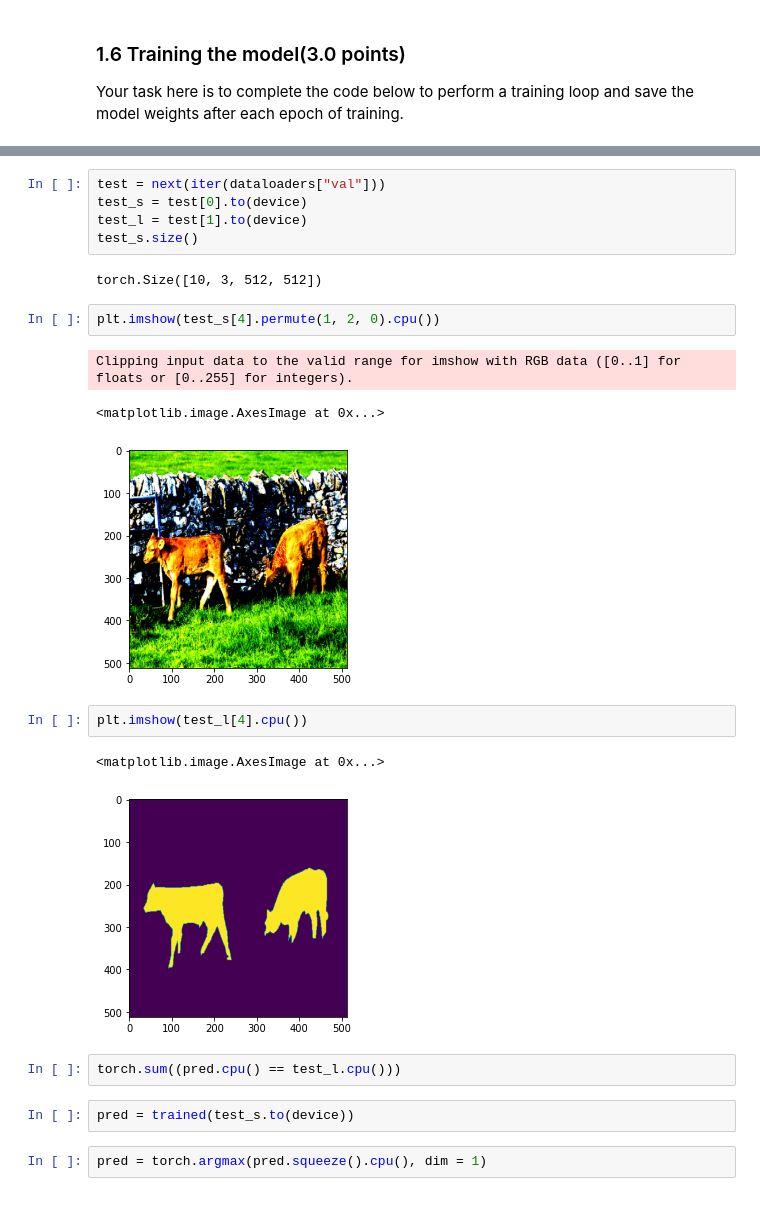
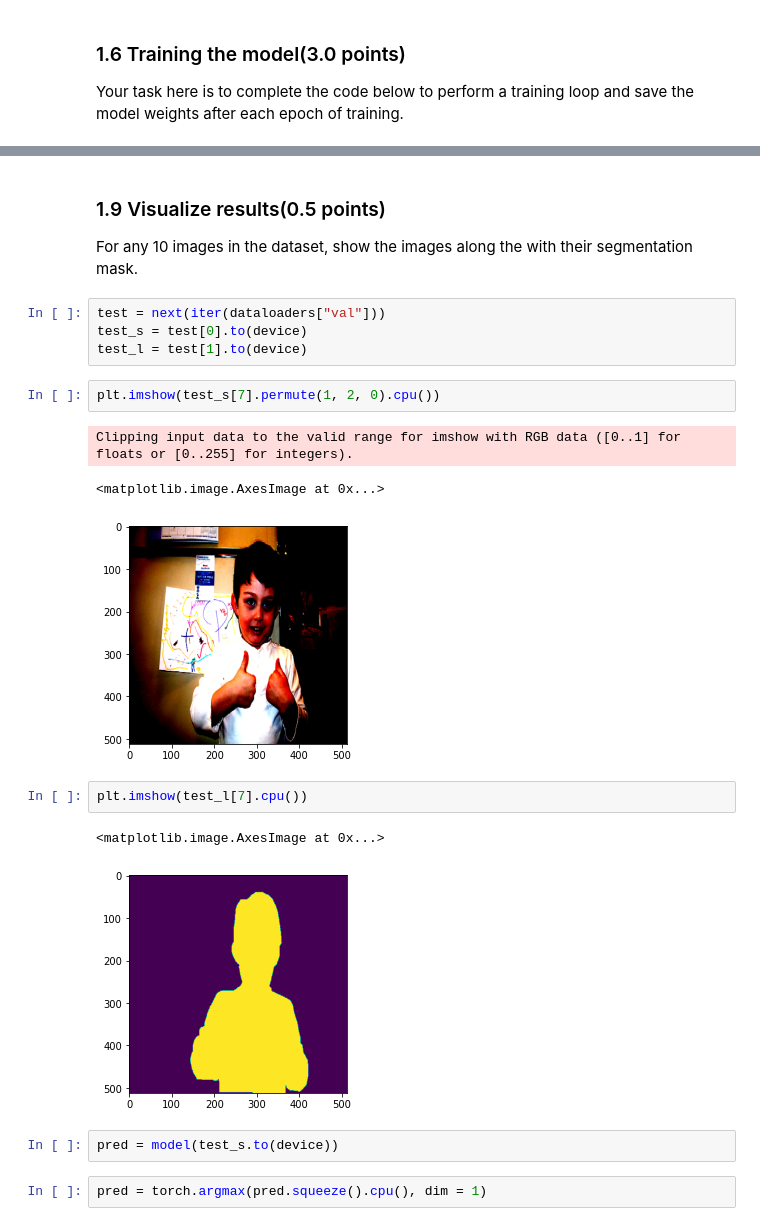
Before and after one commit to tomasamado/cityscapes-image-segmentation, a Jupyter notebook: Vision_task_1.ipynb, the cells around one changed output, grey strips where cells are left out. Drawn from its saved outputs; the diff is of its cells as text.

```diff
--- a/Vision_task_1.ipynb
+++ b/Vision_task_1.ipynb
@@ -411,25 +515,23 @@ torch.save(trained.state_dict(),"models/state_dict")
+# %% [markdown]
+### 1.9 Visualize results(0.5 points)
+For any 10 images in the dataset, show the images along the with their segmentation mask.
 # %%
 test = next(iter(dataloaders["val"]))
 test_s = test[0].to(device)
 test_l = test[1].to(device)
-test_s.size()
-# %% [output]
-torch.Size([10, 3, 512, 512])
 # %%
-plt.imshow(test_s[4].permute(1, 2, 0).cpu())
+plt.imshow(test_s[7].permute(1, 2, 0).cpu())
 # %% [output]
 Clipping input data to the valid range for imshow with RGB data ([0..1] for floats or [0..255] for integers).
 <matplotlib.image.AxesImage at 0x...>
-[figure, old version]
+[figure, new version]
 # %%
-plt.imshow(test_l[4].cpu())
+plt.imshow(test_l[7].cpu())
 # %% [output]
 <matplotlib.image.AxesImage at 0x...>
-[figure, old version]
+[figure, new version]
-# %%
-torch.sum((pred.cpu() == test_l.cpu()))
 # %%
-pred = trained(test_s.to(device))
+pred = model(test_s.to(device))
 # %%
 pred = torch.argmax(pred.squeeze().cpu(), dim = 1)
 # %%
```
Also changed, not shown: parts of 33 cells of this notebook.
